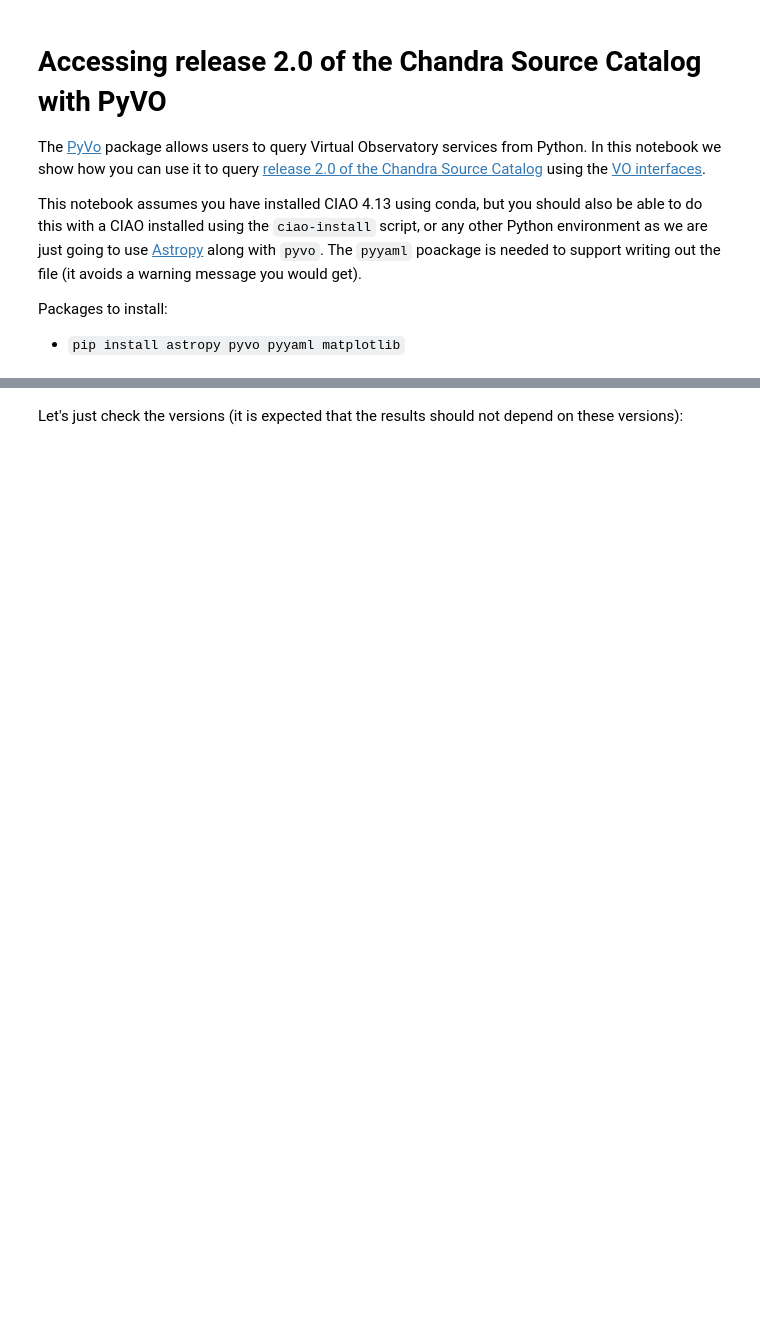
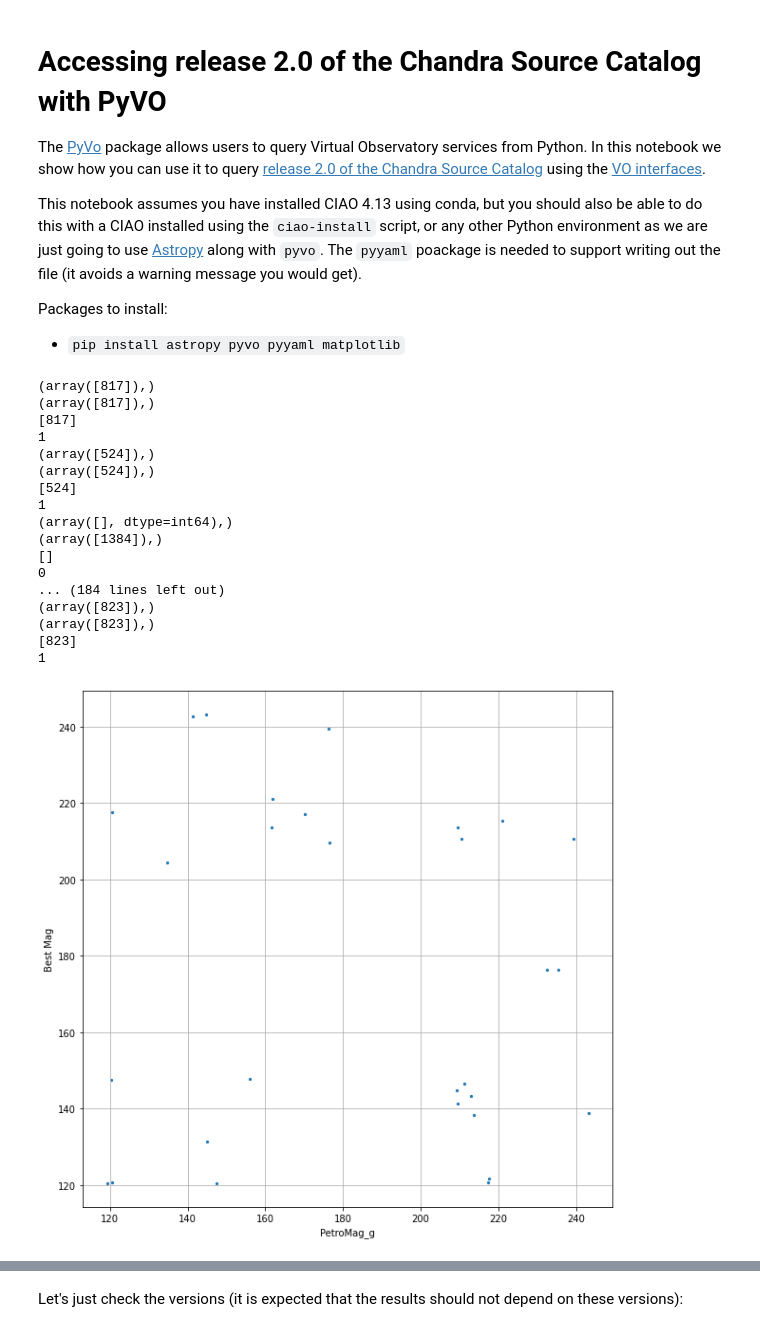
Before and after one commit to sara-negussie/Chandra, a Jupyter notebook: csc-pyvo.ipynb, the cells around one changed output, grey strips where cells are left out. Cells and saved outputs as stored; diff of their text form; code cells hidden in the pictures; blank space fills up the shorter version.

Commit message:
check images

```diff
--- a/csc-pyvo.ipynb
+++ b/csc-pyvo.ipynb
@@ -10,0 +38,80 @@ Packages to install:
+# %%
+#reorder array
+newArray = []
+newRA = []
+for i in range(50):#(np.size(myRA)):
+    #d_RA = decimal.Decimal(sdssRA[i])
+    #decimals = d_RA.as_tuple().exponent
+    decimals = 4#len(str(myRA[i]).split(".")[1])
+    #print(sdssRA[i])
+    #print("decimals=", decimals)
+    tmp1 = np.where( trunc(myRA,decimals=decimals) ==  trunc(raGalaxies[i],decimals=decimals) )
+    print(tmp1)
+    #d_DEC = decimal.Decimal(sdssDEC[i])
+    #decimals = d_DEC.as_tuple().exponent
+    decimals = 4#len(str(myDEC[i]).split(".")[1])
+    #print(sdssDEC[i])
+    #print("decimals=", decimals)
+    tmp2 = np.where( trunc(myDEC,decimals=decimals) ==  trunc(decGalaxies[i],decimals=decimals) )
+    print(tmp2)
+    resultArray = (np.intersect1d(tmp1, tmp2))
+    print(resultArray)
+    print(np.size(resultArray))
+    #print(resultArray)
+    if np.size(resultArray) == 0:
+                continue
+    else:
+            for j in resultArray:
+                #print("raG",raGalaxies[i])
+                #print("myra",myRA[j])
+                newArray.append(sdssPetroMag_g[i])
+                newRA.append(myRA[j])
+                #print(newArray)
+                #print(j)f
+    #print(sdssPetroMag_g[resultArray])
+
+    #
+
+#a =trunc(myRA,decimals=4)
+#print(a)
+#Plotting Best Mag vs Petro Mag g
+#print(np.size(newArray))
+"""
+print("Writing file")
+
+with open(r'check_ra&dec.txt', 'w') as fp:
+    fp.write("Best_Mag\tPetro_Mag_g\tDifference\tMy_RA\tCSC_RA\tMy_DEC\tCSC_DEC\n")
+    for i in range(np.size(newArray)):
+        j = newArray[i]
+        fp.write("%d\t%d\t%d\t%d\t%d\t%d\t%d\n" %( (bestMag[i]), (sdssPetroMag_g[i]), (np.fabs(bestMag[i]-sdssPetroMag_g[i])), (sdssRA[i]), (myRA[j]), (sdssDEC[i]), (decGalaxies[j]) ) )
+"""
+
+
+#plt.scatter(newArray, bestMag[0:np.size(newArray)], s = 5)
+fig = plt.figure(figsize =(10, 10))
+plt.scatter(raGalaxies[0:np.size(newRA)], newRA, s = 5)
+plt.xlabel("PetroMag_g")
+plt.ylabel("Best Mag")
+#plt.xlim(10,30)
+#plt.ylim(10,30)
+plt.grid()
+plt.show()
+# %% [output]
+(array([817]),)
+(array([817]),)
+[817]
+1
+(array([524]),)
+(array([524]),)
+[524]
+1
+(array([], dtype=int64),)
+(array([1384]),)
+[]
+0
+... (184 lines left out)
+(array([823]),)
+(array([823]),)
+[823]
+1
+[figure, added]
```
Also changed, not shown: parts of 34 cells of this notebook, 4 other files.
